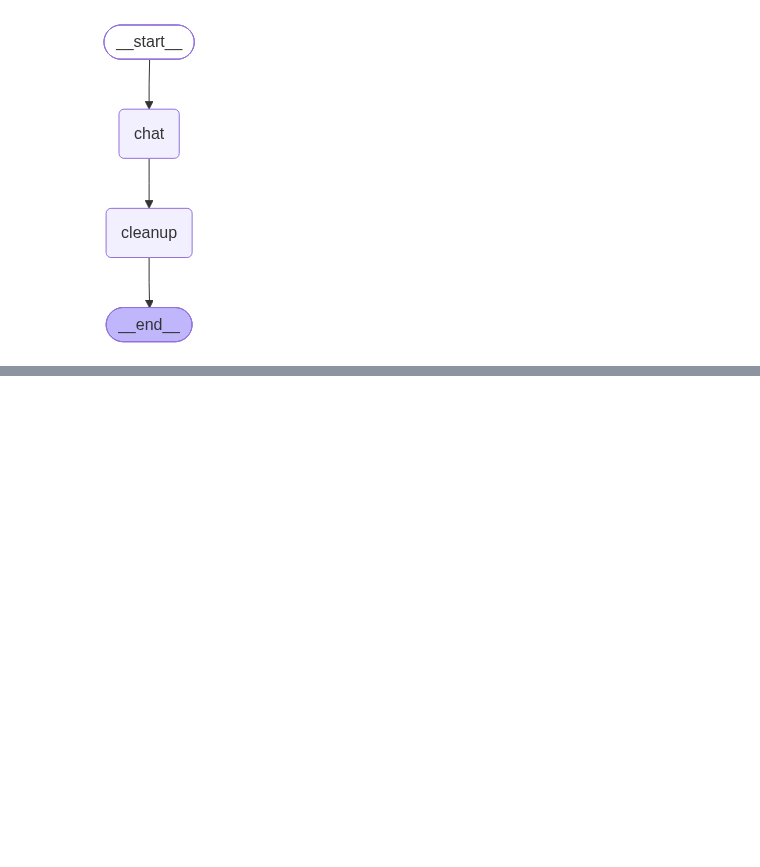
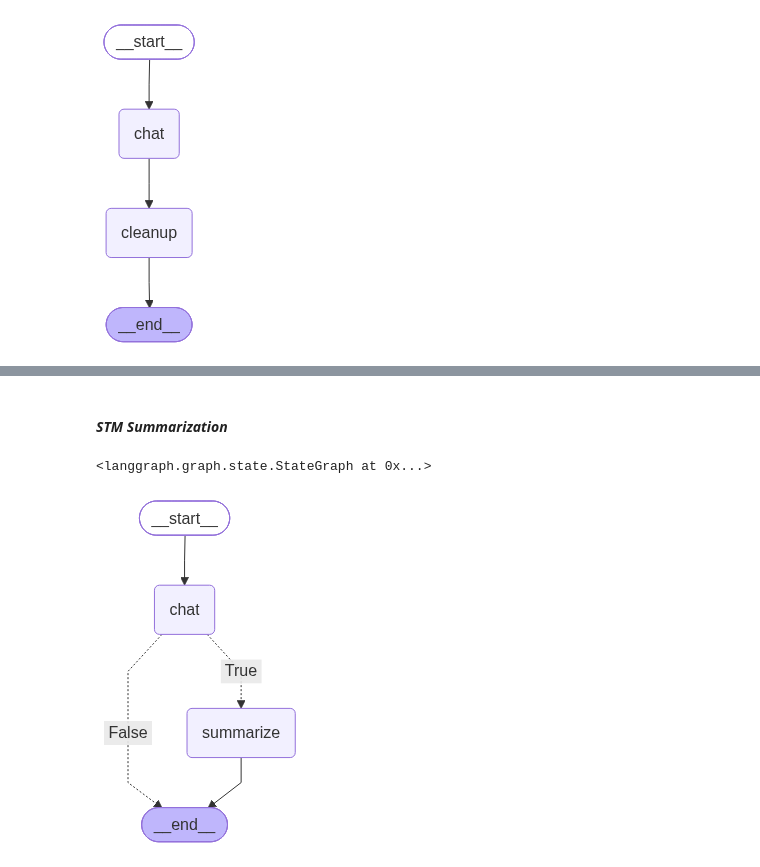
Before and after one commit to Ankit1726/AI_Engineering, a Jupyter notebook: Agentic_AI/notebooks/langgraph/llm_memory.ipynb, the cells around one changed output, grey strips where cells are left out. Drawn from its saved outputs; the diff is of its cells as text; code cells hidden in the pictures; blank space fills up the shorter version.

Commit message:
LLM Memory ✅

```diff
--- a/Agentic_AI/notebooks/langgraph/llm_memory.ipynb
+++ b/Agentic_AI/notebooks/langgraph/llm_memory.ipynb
@@ -225,0 +240,17 @@ config = {"configurable": {"thread_id": "t1"}}
+# %% [markdown]
+#### ***STM Summarization***
+# %%
+from langgraph.graph import MessagesState
+from langchain_groq import ChatGroq
+from langchain_core.messages import HumanMessage,RemoveMessage
+from langgraph.graph import StateGraph,START,END
+from langgraph.checkpoint.memory import InMemorySaver
+
+from dotenv import load_dotenv
+load_dotenv()
+
+# LLM
+llm = ChatGroq(
+    model="openai/gpt-oss-120b",
+    temperature=0
+)
@@ -225,0 +297,28 @@ config = {"configurable": {"thread_id": "t1"}}
+# %%
+def should_summarize(state: ChatState):
+    return len(state["messages"]) > 5
+
+# Workflow
+workflow = StateGraph(ChatState)
+workflow.add_node("chat",chat_node)
+workflow.add_node("summarize",summarize_conversation)
+
+workflow.add_edge(START,"chat")
+workflow.add_conditional_edges(
+    "chat",
+    should_summarize,
+    {
+        True:"summarize",
+        False: "__end__"
+    }
+)
+workflow.add_edge("summarize","__end__")
+# %% [output]
+<langgraph.graph.state.StateGraph at 0x...>
+# %%
+checkpointer = InMemorySaver()
+graph = workflow.compile(checkpointer=checkpointer)
+# %%
+graph
+# %% [output]
+[figure, added]
```
Also changed, not shown: parts of 70 cells of this notebook, 1 other file.
